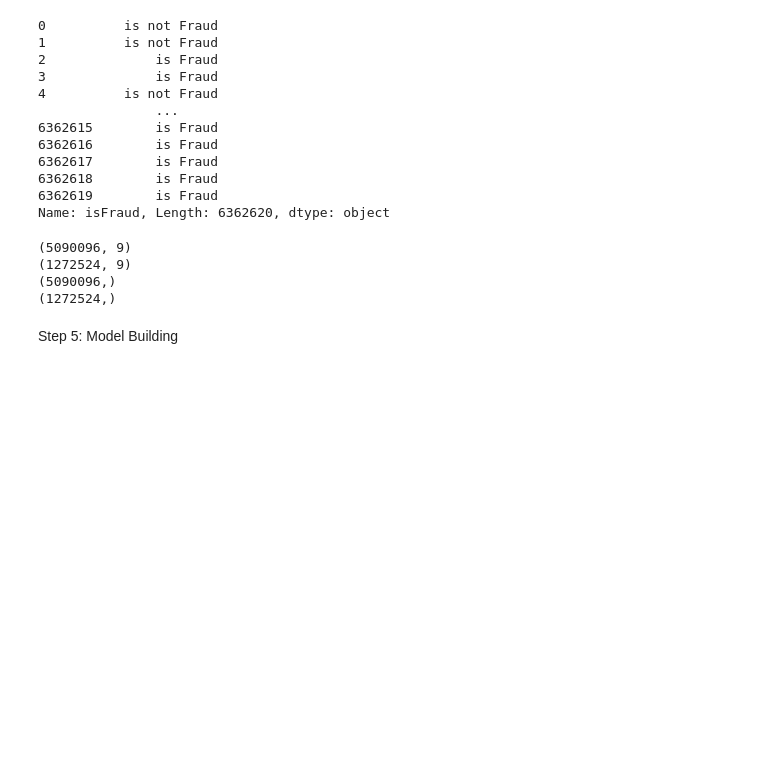
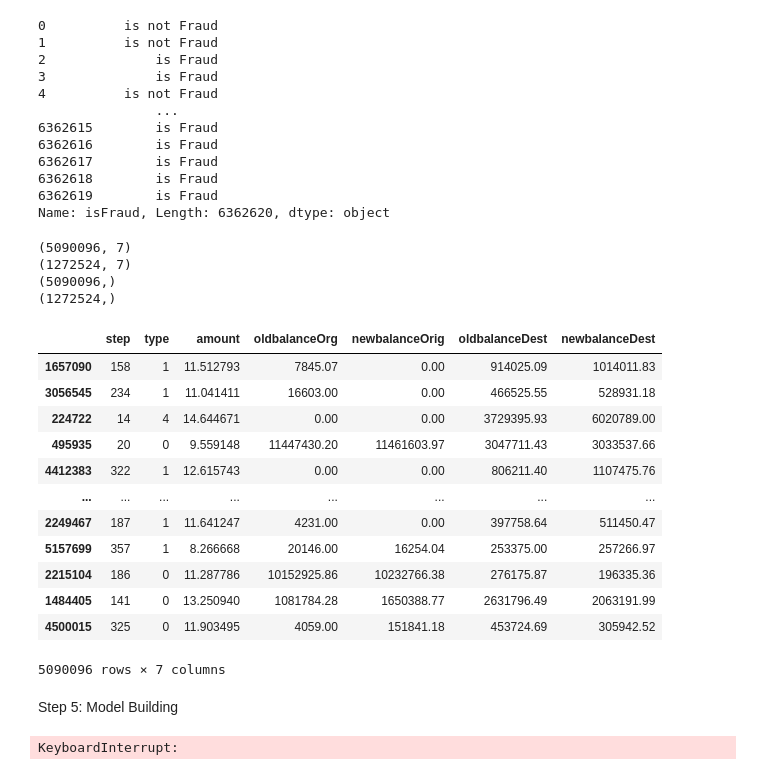
Before and after one commit to Aryzenshi/payments-fraud-detection, a Jupyter notebook: training/online payments fraud detection.ipynb, the cells around one changed output. Saved outputs shown, nothing was run; the diff lists cells and outputs as text; code cells hidden in the pictures; blank space fills up the shorter version.

Commit message:
Data pre-processing done, models created- Random Forest, Decision Tree, Extra Trees, Support Vector Machine. -- UNTESTED

```diff
--- a/training/online payments fraud detection.ipynb
+++ b/training/online payments fraud detection.ipynb
@@ -389,14 +399,30 @@ Name: isFraud, Length: 6362620, dtype: object
 # %%
 # Splitting Data into Train and Test (80-20 split)
 
-x_train, x_test, y_train, y_test = train_test_split(x, y, random_state=0, test_size=0.2)
+X_train, X_test, y_train, y_test = train_test_split(X, y, random_state=0, test_size=0.2)
 # %%
-print(x_train.shape)
-print(x_test.shape)
+print(X_train.shape)
+print(X_test.shape)
 print(y_train.shape)
 print(y_test.shape)
 # %% [output]
-(5090096, 9)
-(1272524, 9)
+(5090096, 7)
+(1272524, 7)
 (5090096,)
 (1272524,)
+# %%
+X_train
+# %% [output]
+|  | step | type | amount | oldbalanceOrg | newbalanceOrig | oldbalanceDest | newbalanceDest |
+| 1657090 | 158 | 1 | 11.512793 | 7845.07 | 0.00 | 914025.09 | 1014011.83 |
+| 3056545 | 234 | 1 | 11.041411 | 16603.00 | 0.00 | 466525.55 | 528931.18 |
+| 224722 | 14 | 4 | 14.644671 | 0.00 | 0.00 | 3729395.93 | 6020789.00 |
+| 495935 | 20 | 0 | 9.559148 | 11447430.20 | 11461603.97 | 3047711.43 | 3033537.66 |
+| 4412383 | 322 | 1 | 12.615743 | 0.00 | 0.00 | 806211.40 | 1107475.76 |
+| ... | ... | ... | ... | ... | ... | ... | ... |
+| 2249467 | 187 | 1 | 11.641247 | 4231.00 | 0.00 | 397758.64 | 511450.47 |
+| 5157699 | 357 | 1 | 8.266668 | 20146.00 | 16254.04 | 253375.00 | 257266.97 |
+| 2215104 | 186 | 0 | 11.287786 | 10152925.86 | 10232766.38 | 276175.87 | 196335.36 |
+| 1484405 | 141 | 0 | 13.250940 | 1081784.28 | 1650388.77 | 2631796.49 | 2063191.99 |
+| 4500015 | 325 | 0 | 11.903495 | 4059.00 | 151841.18 | 453724.69 | 305942.52 |
+5090096 rows × 7 columns
@@ -403,2 +442,16 @@ print(y_test.shape)
 # %% [markdown]
 Step 5: Model Building
+# %%
+# Random Forest Classifier
+rfc = RandomForestClassifier(n_estimators=50,
+    max_depth=15,
+    n_jobs=-1,
+    random_state=42
+)
+rfc.fit(X_train, y_train)
+
+y_test_predict1 = rfc.predict(X_test)
+test_accuracy = accuracy_score(y_test, y_test_predict1)
+test_accuracy
+# %% [output]
+KeyboardInterrupt:
```
Also changed, not shown: parts of 22 cells of this notebook.
